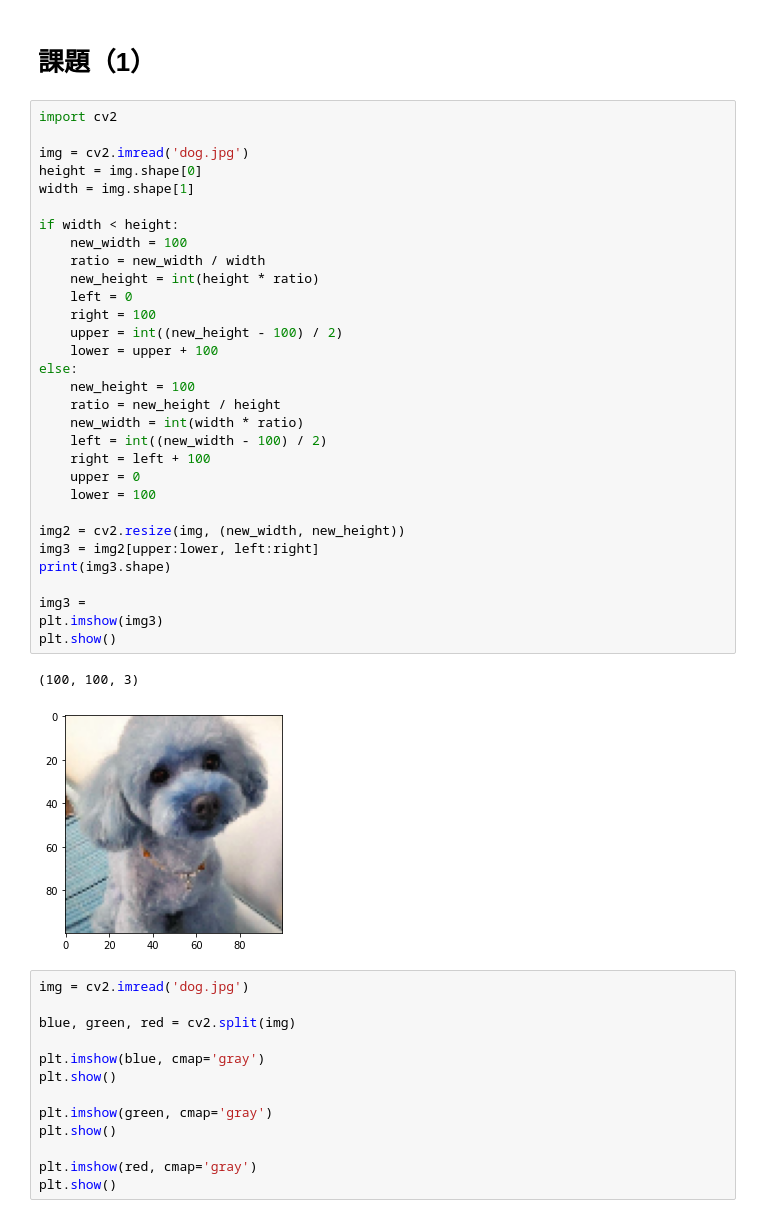
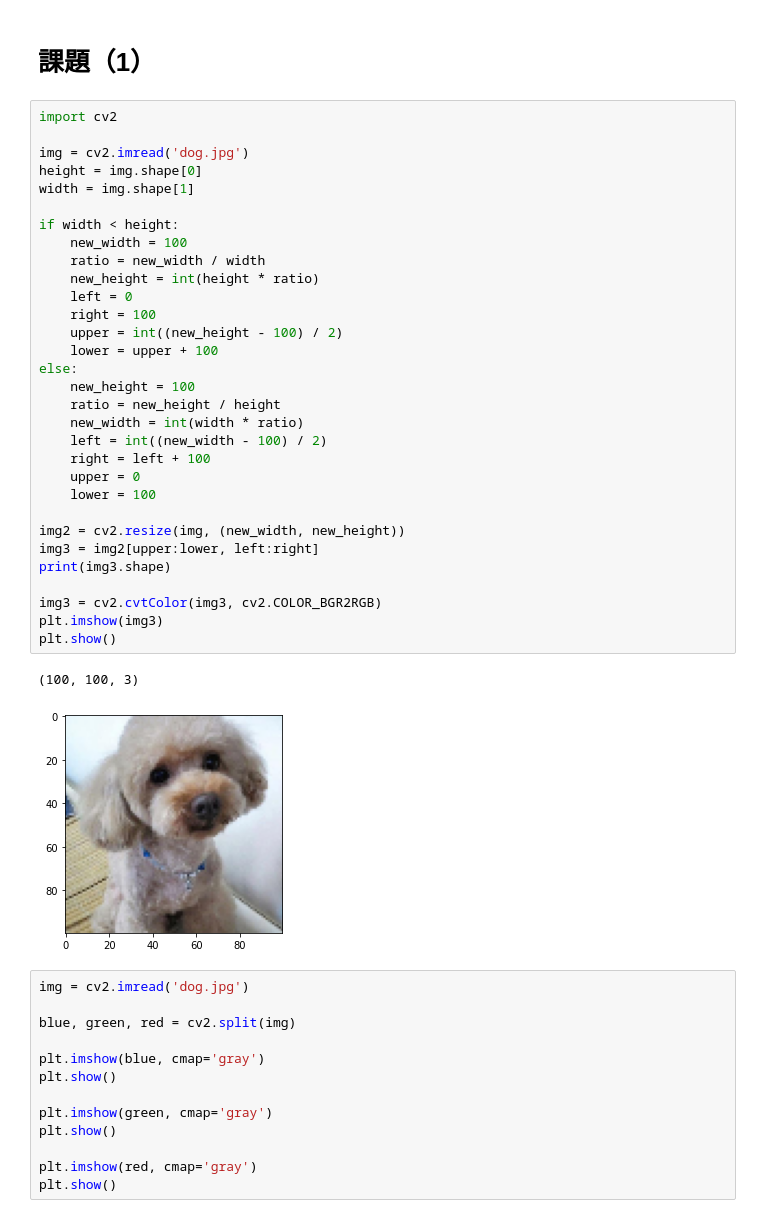
Before and after one commit to Learning-FIT/Python, a Jupyter notebook: image_processing/OpenCV.ipynb, the cells around one changed output. Drawn from its saved outputs; the diff is of its cells as text.

```diff
--- a/image_processing/OpenCV.ipynb
+++ b/image_processing/OpenCV.ipynb
@@ -68,35 +68,35 @@ import cv2
 
 img = cv2.imread('dog.jpg')
 height = img.shape[0]
 width = img.shape[1]
 
 if width < height:
     new_width = 100
     ratio = new_width / width
     new_height = int(height * ratio)
     left = 0
     right = 100
     upper = int((new_height - 100) / 2)
     lower = upper + 100
 else:
     new_height = 100
     ratio = new_height / height
     new_width = int(width * ratio)
     left = int((new_width - 100) / 2)
     right = left + 100
     upper = 0
     lower = 100
 
 img2 = cv2.resize(img, (new_width, new_height))
 img3 = img2[upper:lower, left:right]
 print(img3.shape)
 
-img3 =
+img3 = cv2.cvtColor(img3, cv2.COLOR_BGR2RGB)
 plt.imshow(img3)
 plt.show()
 # %% [output]
 (100, 100, 3)
-[figure, old version]
+[figure, new version]
 # %%
 img = cv2.imread('dog.jpg')
 
```
